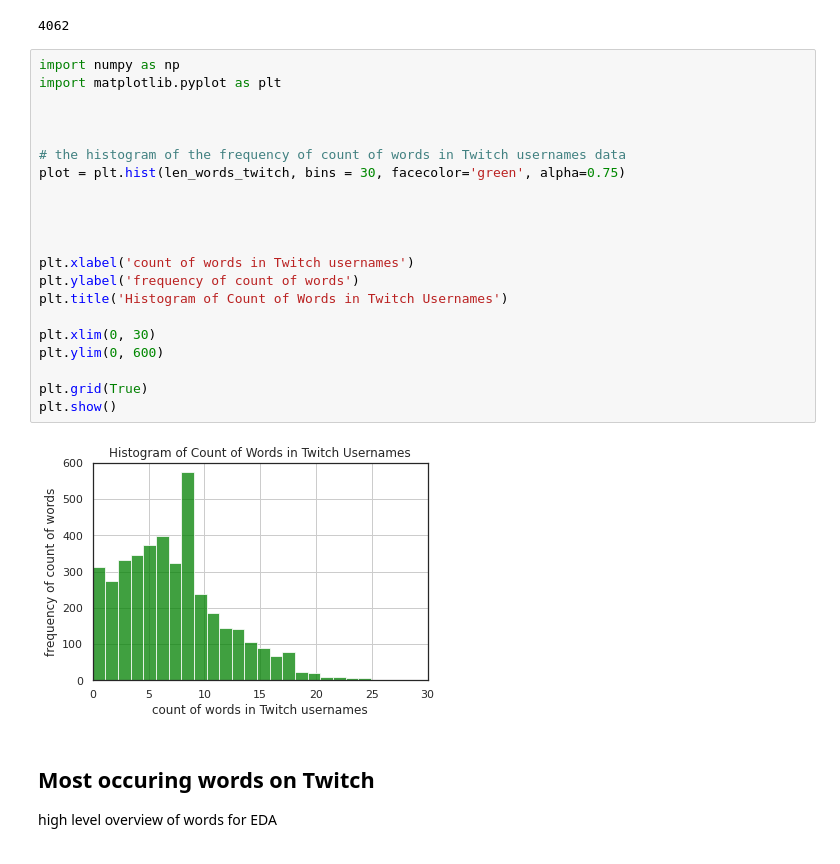
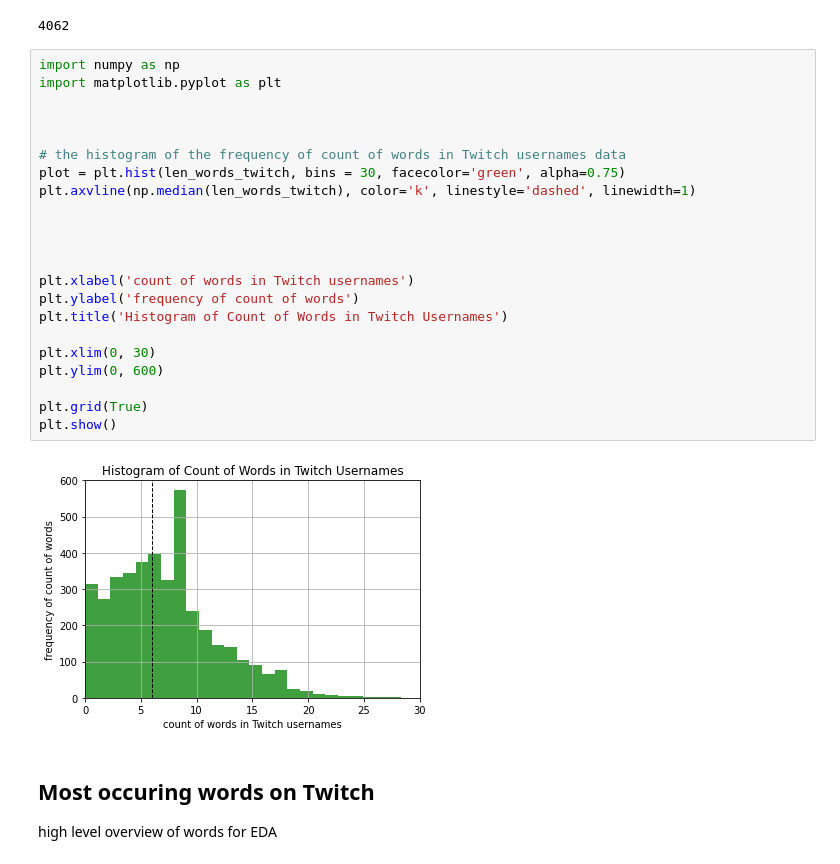
Before and after one commit to JefNtungila/Sentiment-Analysis-of-Usernames-and-Titles-on-YouTube-and-Twitch, a Jupyter notebook: code/Sentiment_Analysis_of_Usernames_and_Titles_on_YouTube_and_Twitch_Exploratory_Data_Analysis.ipynb, the cells around one changed output. Drawn from its saved outputs; the diff is of its cells as text.

```diff
--- a/code/Sentiment_Analysis_of_Usernames_and_Titles_on_YouTube_and_Twitch_Exploratory_Data_Analysis.ipynb
+++ b/code/Sentiment_Analysis_of_Usernames_and_Titles_on_YouTube_and_Twitch_Exploratory_Data_Analysis.ipynb
@@ -168,26 +168,27 @@ len(len_words_twitch)
 # %%
 import numpy as np
 import matplotlib.pyplot as plt
 
 
 
 # the histogram of the frequency of count of words in Twitch usernames data
 plot = plt.hist(len_words_twitch, bins = 30, facecolor='green', alpha=0.75)
+plt.axvline(np.median(len_words_twitch), color='k', linestyle='dashed', linewidth=1)
 
 
 
 
 plt.xlabel('count of words in Twitch usernames')
 plt.ylabel('frequency of count of words')
 plt.title('Histogram of Count of Words in Twitch Usernames')
 
 plt.xlim(0, 30)
 plt.ylim(0, 600)
 
 plt.grid(True)
 plt.show()
 # %% [output]
-[figure, old version]
+[figure, new version]
 # %% [markdown]
 ## Most occuring words on Twitch
 
```
Also changed, not shown: parts of 3 cells of this notebook.
